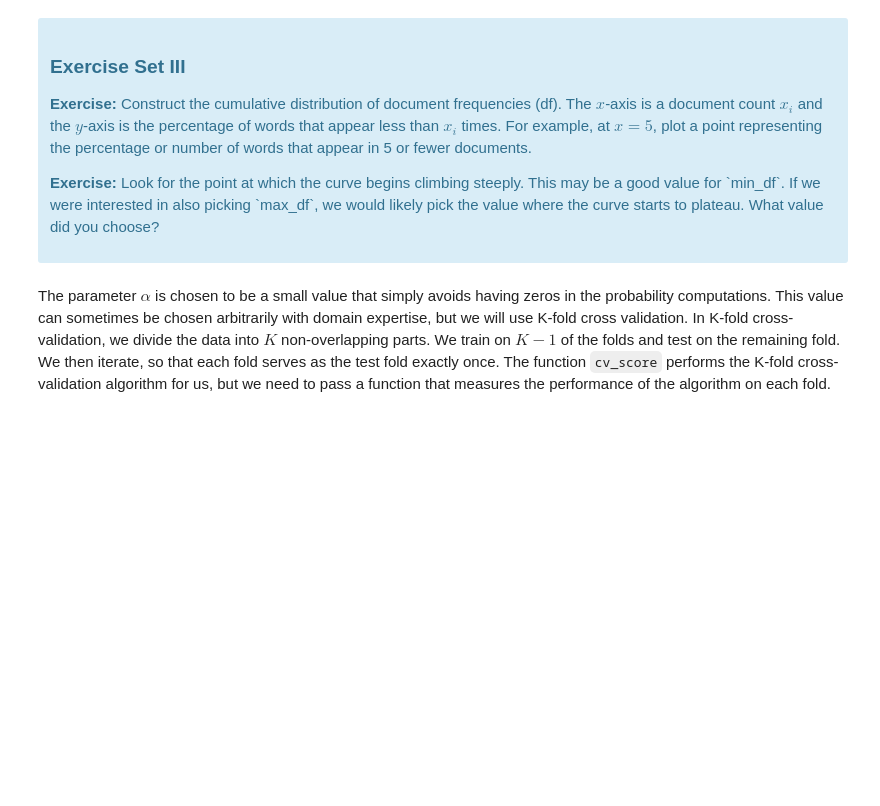
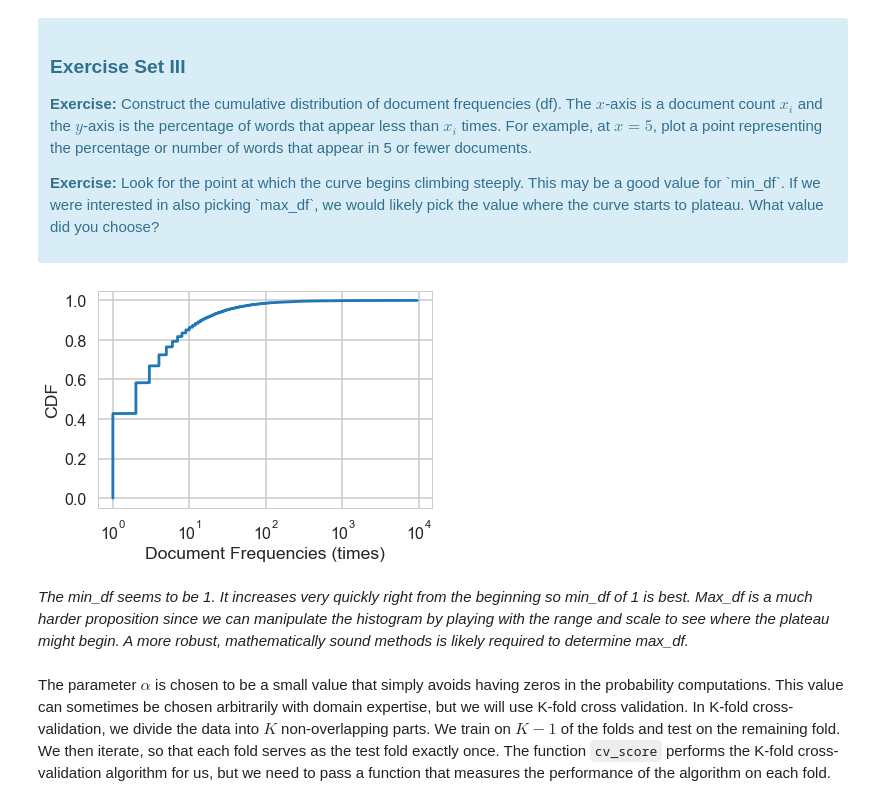
Before and after one commit to sanjogh777/Springboard, a Jupyter notebook: Machine Learning/naive_bayes/Mini_Project_Naive_Bayes.ipynb, the cells around one changed output. Saved outputs shown, nothing was run; the diff lists cells and outputs as text; code cells hidden in the pictures; blank space fills up the shorter version.

```diff
--- a/Machine Learning/naive_bayes/Mini_Project_Naive_Bayes.ipynb
+++ b/Machine Learning/naive_bayes/Mini_Project_Naive_Bayes.ipynb
@@ -258,3 +301,26 @@ First, let's find an appropriate value for `min_df` for the `CountVectorizer`. `
+# %%
+# Your turn.
+import numpy as np
+
+#Calculate df
+df = np.sum(X>0, axis=0)
+
+#Sort df
+sorted_df = np.sort(df).reshape(-1,1)
+
+#Calculate the cdf
+cdf_df = np.arange(len(sorted_df))/float(len(sorted_df) - 1)
+
+#Plot the cdf
+plt.plot(sorted_df, cdf_df)
+plt.xscale('log')
+plt.xlabel('Document Frequencies (times)')
+plt.ylabel('CDF')
+plt.show()
+# %% [output]
+[figure, added]
+# %% [markdown]
+*The min_df seems to be 1. It increases very quickly right from the beginning so min_df of 1 is best. Max_df is a much harder proposition since we can manipulate the histogram by playing with the range and scale to see where the plateau might begin. A more robust, mathematically sound methods is likely required to determine max_df.*
 # %% [markdown]
 The parameter $\alpha$ is chosen to be a small value that simply avoids having zeros in the probability computations. This value can sometimes be chosen arbitrarily with domain expertise, but we will use K-fold cross validation. In K-fold cross-validation, we divide the data into $K$ non-overlapping parts. We train on $K-1$ of the folds and test on the remaining fold. We then iterate, so that each fold serves as the test fold exactly once. The function `cv_score` performs the K-fold cross-validation algorithm for us, but we need to pass a function that measures the performance of the algorithm on each fold.
 # %%
```
Also changed, not shown: parts of 31 cells of this notebook.
